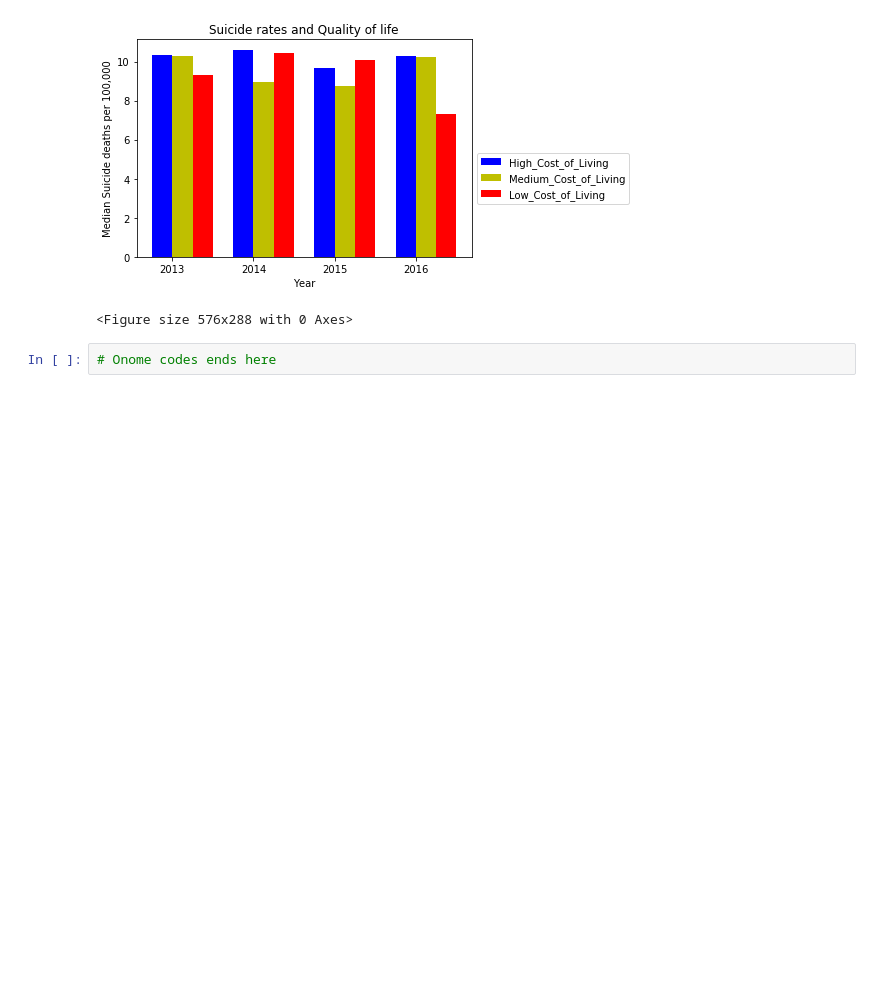
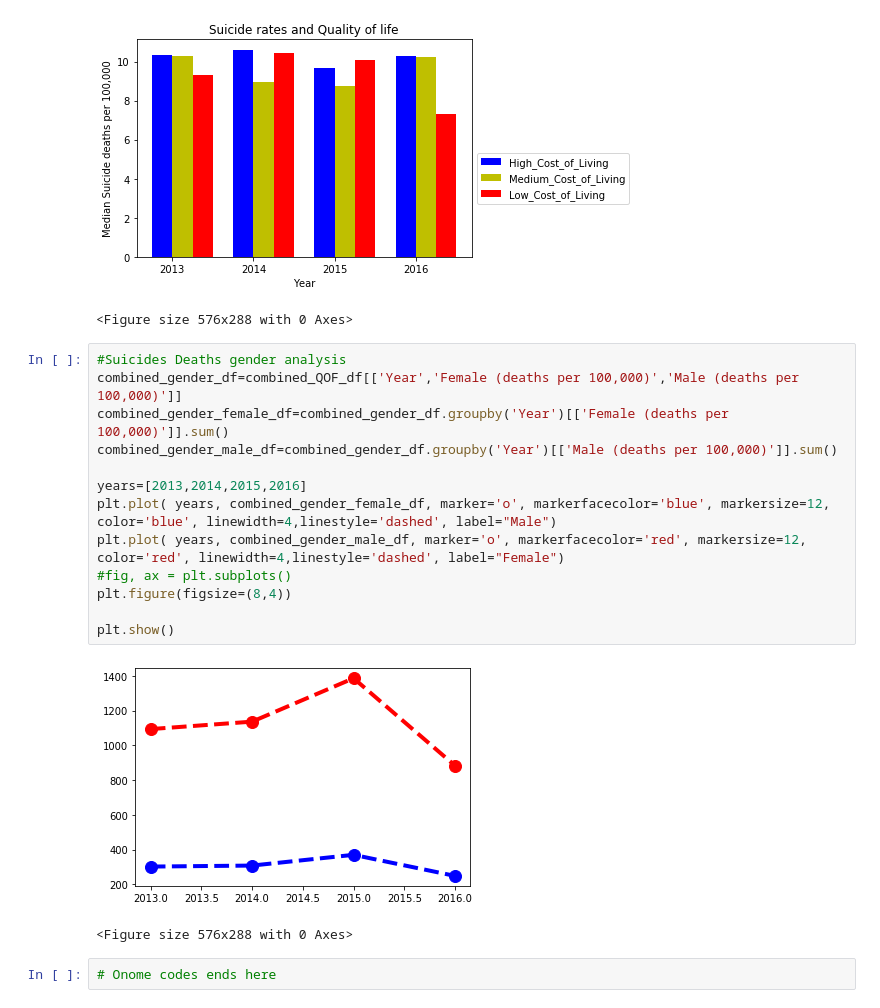
Before and after one commit to sruelle/project-one, a Jupyter notebook: Team Project one.ipynb, the cells around one changed output. Saved outputs shown, nothing was run; the diff lists cells and outputs as text; blank space fills up the shorter version.

Commit message:
Added Gender analysis

```diff
--- a/Team Project one.ipynb
+++ b/Team Project one.ipynb
@@ -285,6 +290,22 @@ plt.show()
 # %% [output]
 [figure]
 <Figure size 576x288 with 0 Axes>
+# %%
+#Suicides Deaths gender analysis
+combined_gender_df=combined_QOF_df[['Year','Female (deaths per 100,000)','Male (deaths per 100,000)']]
+combined_gender_female_df=combined_gender_df.groupby('Year')[['Female (deaths per 100,000)']].sum()
+combined_gender_male_df=combined_gender_df.groupby('Year')[['Male (deaths per 100,000)']].sum()
+
+years=[2013,2014,2015,2016]
+plt.plot( years, combined_gender_female_df, marker='o', markerfacecolor='blue', markersize=12, color='blue', linewidth=4,linestyle='dashed', label="Male")
+plt.plot( years, combined_gender_male_df, marker='o', markerfacecolor='red', markersize=12, color='red', linewidth=4,linestyle='dashed', label="Female")
+#fig, ax = plt.subplots()
+plt.figure(figsize=(8,4))
+
+plt.show()
+# %% [output]
+[figure, added]
+<Figure size 576x288 with 0 Axes>
 # %%
 # Onome codes ends here
 # %%
```
Also changed, not shown: parts of 1 cell of this notebook.
